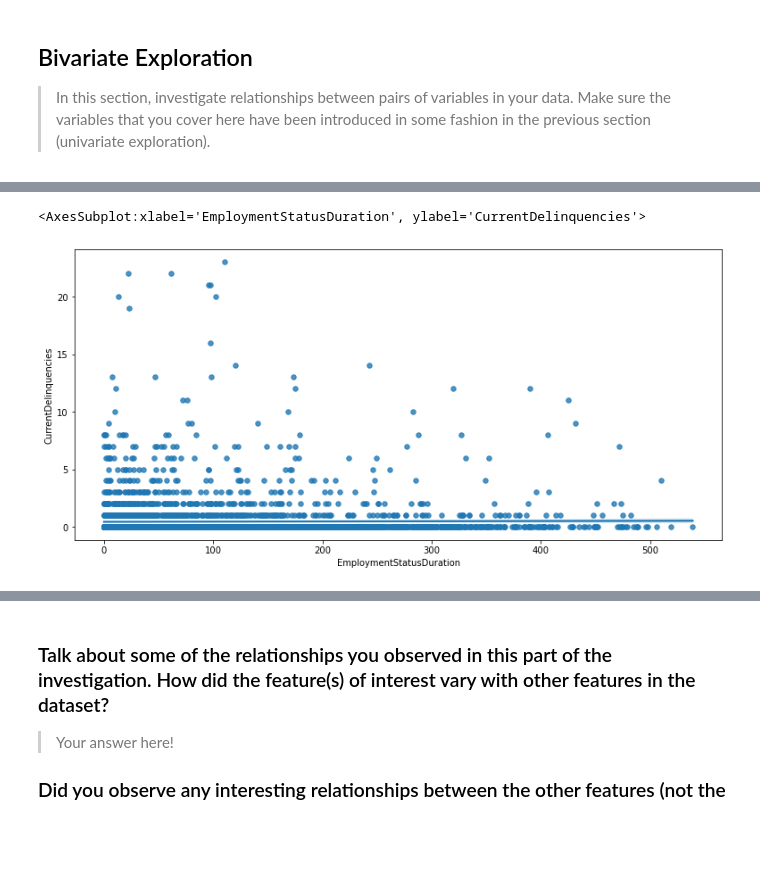
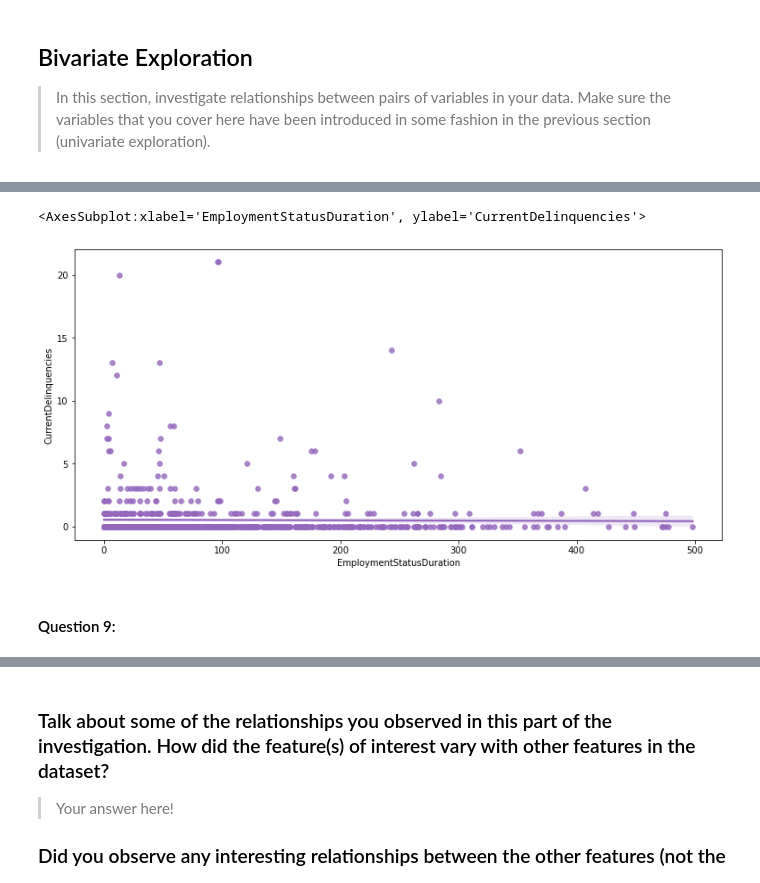
Before and after one commit to zadmainda/exploratory-visuals, a Jupyter notebook: Part_I_exploration.ipynb, the cells around one changed output, grey strips where cells are left out. Drawn from its saved outputs; the diff is of its cells as text; code cells hidden in the pictures; blank space fills up the shorter version.

```diff
--- a/Part_I_exploration.ipynb
+++ b/Part_I_exploration.ipynb
@@ -313,3 +311,5 @@ sorted_credits = ['NC', 'HR', 'E', 'D', 'C', 'B', 'A', 'AA']
+# %%
+sorted_credits = ['AA', 'A', 'B', 'C', 'D', 'E', 'HR', 'NC']
 # %%
 loan_clean['CreditGrade'] = pd.Categorical(loan_clean['CreditGrade'], sorted_credits, ordered=True)
 # %%
@@ -368,7 +368,7 @@ Since plotting 113,937 rows is going to result in overplotting in some of our vi
 #select a random sample of 5,000 rows
 
 np.random.seed(1)
-df = loan_clean.sample(5000)
+loan_sampled = loan_clean.sample(1000)
 # %% [markdown]
 #### Question #1: What are
 # %%
@@ -538,12 +607,14 @@ fashion in the previous section (univariate exploration).
 # %%
 plt.figure(figsize = (13,6))
 
 
 sb.regplot(
-    data=df, x='EmploymentStatusDuration', y='CurrentDelinquencies',
-    x_jitter=0.04
+    data=loan_sampled, y='CurrentDelinquencies', x='EmploymentStatusDuration', color=sb.color_palette()[4],
+    x_jitter=0.001
     ,scatter_kws={"s": 30}
           )
 # %% [output]
 <AxesSubplot:xlabel='EmploymentStatusDuration', ylabel='CurrentDelinquencies'>
-[figure, old version]
+[figure, new version]
+# %% [markdown]
+#### Question 9:
```
Also changed, not shown: parts of 32 cells of this notebook, 1 other file.
